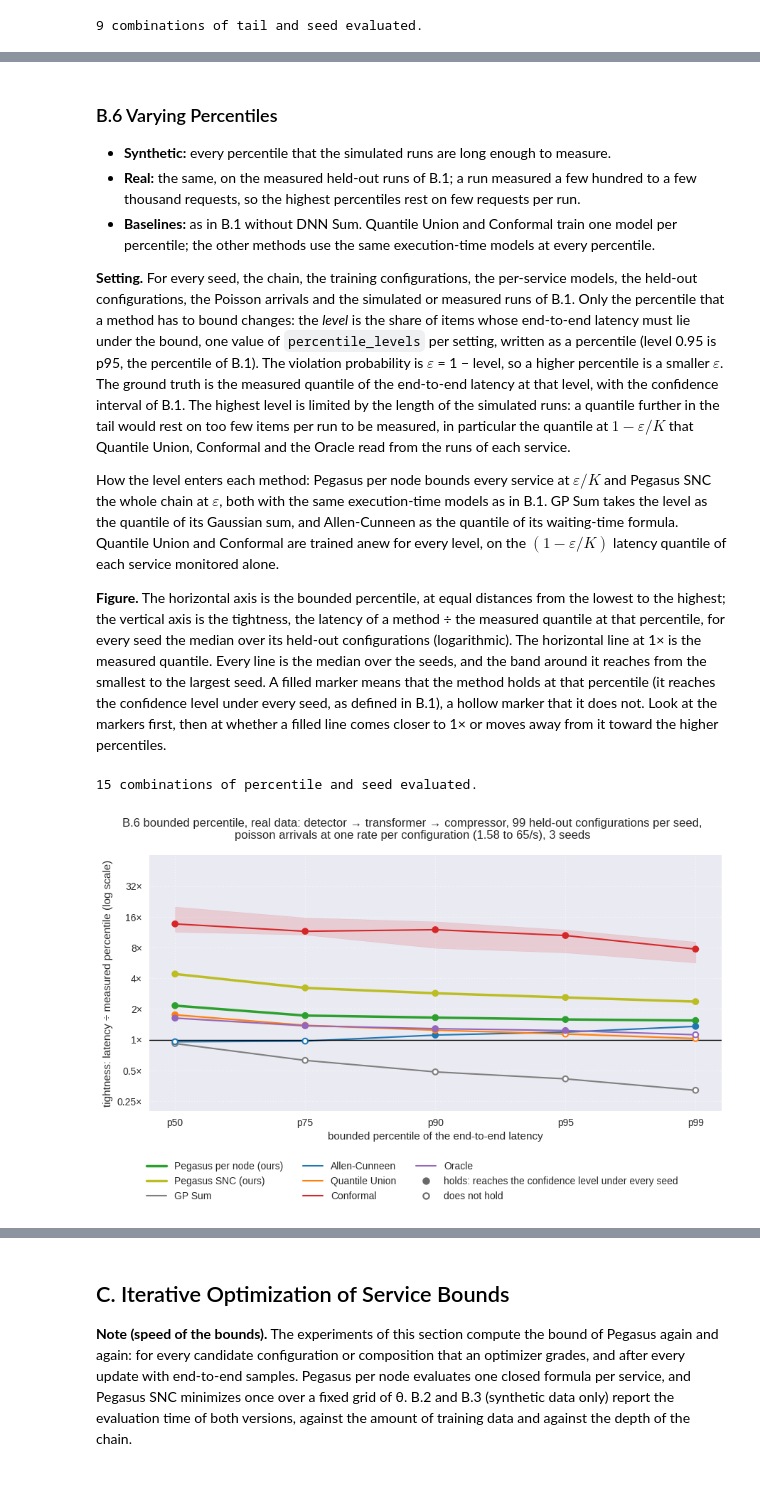
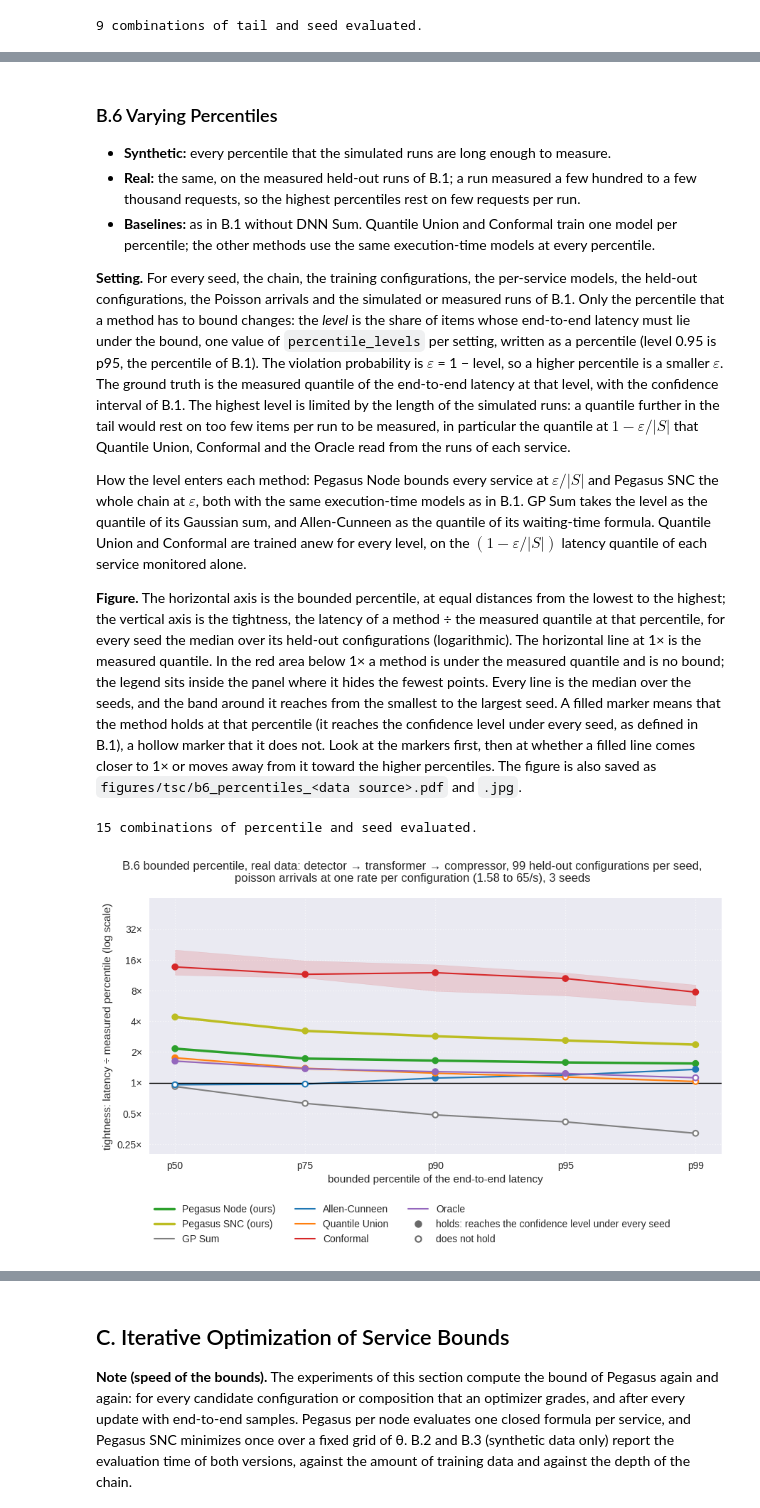
Before and after one commit to borissedlak/composable-autonomous-offerings, a Jupyter notebook: notebooks/tsc/2_evaluation.ipynb, the cells around one changed output, grey strips where cells are left out. Cells and saved outputs as stored; diff of their text form; code cells hidden in the pictures; blank space fills up the shorter version.

```diff
--- a/notebooks/tsc/2_evaluation.ipynb
+++ b/notebooks/tsc/2_evaluation.ipynb
@@ -333,7 +333,7 @@ def base_case(s):
                                                                                             path_workers=workers, **workload).sum(axis=0)),
         "union bound, martingale nodes": ("proposed", sum(martingale_closed_form_node_bound(*b, epsilon=alpha / K, workers=w, **workload)
                                                           for b, w in zip(beliefs, workers))),
-        "union bound, propagated martingale nodes = Pegasus per node": ("proposed", methods[PROPOSED][1]),
+        "union bound, propagated martingale nodes = Pegasus Node": ("proposed", methods[PROPOSED][1]),
         "network service curve, independent services = Pegasus SNC": ("proposed", methods[PROPOSED_SNC][1]),
         "network service curve, Hölder (any dependence)": ("proposed", network_service_bound(beliefs, epsilon=alpha, path_workers=workers, **workload)),
     }
@@ -1245,21 +1300,22 @@ changes: the *level* is the share of items whose end-to-end latency must lie und
 probability is $\varepsilon$ = 1 − level, so a higher percentile is a smaller $\varepsilon$. The ground truth is the
 measured quantile of the end-to-end latency at that level, with the confidence interval of B.1. The highest level is
 limited by the length of the simulated runs: a quantile further in the tail would rest on too few items per run to be
-measured, in particular the quantile at $1 - \varepsilon / K$ that Quantile Union, Conformal and the Oracle read from
+measured, in particular the quantile at $1 - \varepsilon / |S|$ that Quantile Union, Conformal and the Oracle read from
 the runs of each service.
 
-How the level enters each method: Pegasus per node bounds every service at $\varepsilon / K$ and Pegasus SNC the whole
+How the level enters each method: Pegasus Node bounds every service at $\varepsilon / |S|$ and Pegasus SNC the whole
 chain at $\varepsilon$, both with the same execution-time models as in B.1. GP Sum takes the level as the quantile of
 its Gaussian sum, and Allen-Cunneen as the quantile of its waiting-time formula. Quantile Union and Conformal are trained
-anew for every level, on the $(1 - \varepsilon / K)$ latency quantile of each service monitored alone.
+anew for every level, on the $(1 - \varepsilon / |S|)$ latency quantile of each service monitored alone.
 
 **Figure.** The horizontal axis is the bounded percentile, at equal distances from the lowest to the highest; the
 vertical axis is the tightness, the latency of a method ÷ the measured quantile at that percentile, for every seed the
-median over its held-out configurations (logarithmic). The horizontal line at 1× is the measured quantile. Every line
+median over its held-out configurations (logarithmic). The horizontal line at 1× is the measured quantile. In the red area below 1× a method is under the measured quantile and is no bound; the legend sits inside the panel where it hides the fewest points. Every line
 is the median over the seeds, and the band around it reaches from the smallest to the largest seed. A filled marker
 means that the method holds at that percentile (it reaches the confidence level under every seed, as defined in B.1), a
 hollow marker that it does not. Look at the markers first, then at whether a filled line comes closer to 1× or moves
-away from it toward the higher percentiles.
+away from it toward the higher percentiles. The figure is also saved as
+`figures/tsc/b6_percentiles_<data source>.pdf` and `.jpg`.
 # %%
 # B.6: the chains of B.1 with a different percentile of the end-to-end latency to bound
 percentile_levels = [0.5, 0.75, 0.9, 0.95, 0.99]   # level of the bounded latency quantile; the violation probability is 1 - level, and B.1 uses 1 - alpha
@@ -1279,13 +1335,13 @@ print(f"{len(percentile_methods)} combinations of percentile and seed evaluated.
 # %%
 percentile_statistics = sweep_statistics(percentile_methods, percentile_truth, percentile_levels, seeds, confidence)   # name -> coverage, tightness, holds, computed
 percentile_label = lambda level: f"p{100 * level:g}"
 # the percentiles are placed at equal distances, because neither the level nor the violation probability spreads them evenly
 tightness_sweep_figure(list(range(len(percentile_levels))), percentile_statistics, "bounded percentile of the end-to-end latency",
                        f"B.6 bounded percentile, {data_source} data: {' → '.join(base.path)}, {len(base.measured)} held-out configurations per seed,\n"
                        f"{arrivals}, {len(seeds)} seeds", "percentile",
-                       tick_labels=[percentile_label(level) for level in percentile_levels], log_x=False)
+                       tick_labels=[percentile_label(level) for level in percentile_levels], log_x=False, name=f"b6_percentiles_{data_source}")
 # %% [output]
-[figure, old version]
+[figure, new version]
 # %%
 display(Markdown(
     f"**What this shows** ({data_source} data, {arrivals}, {len(seeds)} seeds).\n"
```
Also changed, not shown: parts of 27 cells of this notebook, 17 other files.
